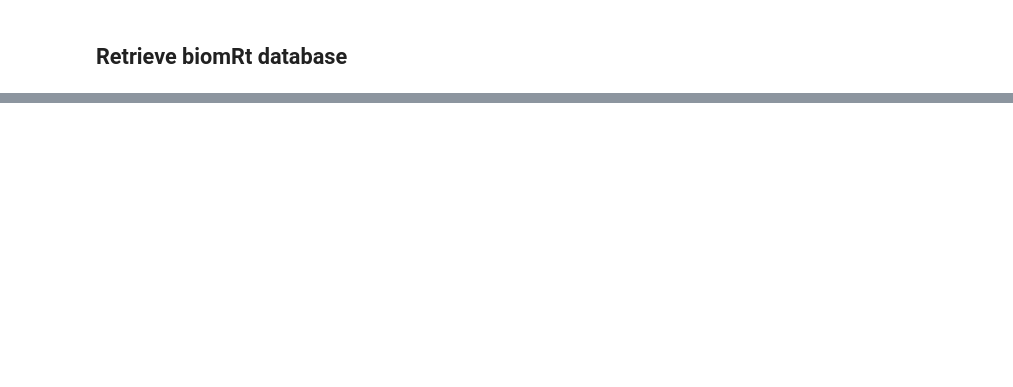
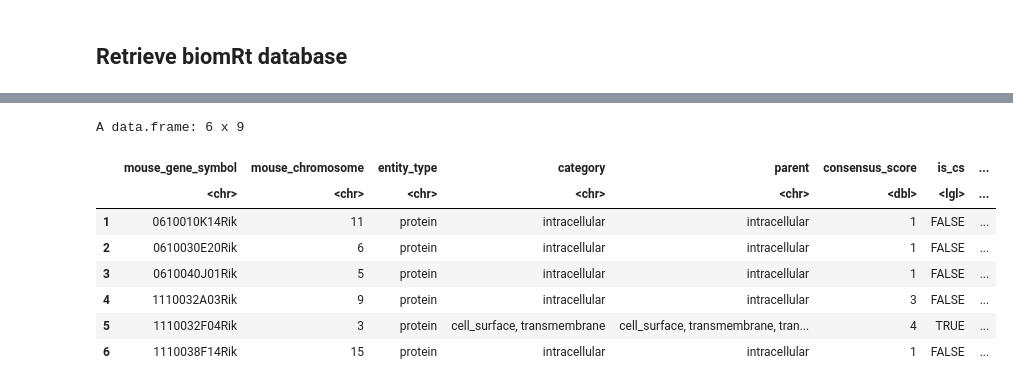
Before and after one commit to hungms/annotatepip, a Jupyter notebook: vignette/references.ipynb, the cells around one changed output, grey strips where cells are left out. Cells and saved outputs as stored; diff of their text form; code cells hidden in the pictures; blank space fills up the shorter version.

```diff
--- a/vignette/references.ipynb
+++ b/vignette/references.ipynb
@@ -97,0 +168,20 @@ write.table(omnipathdb, "inst/extdata/release-105_omnipathdb.tsv", col.names = T
+# %%
+mouse.omnipath.db <- mouse.omnipath.db %>%
+    dplyr::select(mouse_gene_symbol, mouse_chromosome, entity_type, category, parent, consensus_score, database_cs) %>%
+    arrange(mouse_gene_symbol) %>%
+    group_by(mouse_gene_symbol) %>%
+    summarize(
+        mouse_gene_symbol = unique(mouse_gene_symbol),
+        mouse_chromosome = unique(mouse_chromosome),
+        entity_type = unique(entity_type),
+        category = paste0(unique(category), collapse = ", "),
+        parent = paste0(unique(parent), collapse = ", "),
+        consensus_score = max(consensus_score, na.rm = T),
+        is_cs = ifelse(str_detect(parent, "transmembrane|cell_surface|adhesion|junction"), T, F),
+        database_cs = paste0(unique(database_cs), collapse = ", "),
+        ) %>%
+    ungroup() %>%
+    filter(mouse_gene_symbol != "")
+
+mouse.omnipath.db %>% head(.)
+mouse.omnipath.db %>% dim(.)
@@ -97,0 +199,3 @@ write.table(omnipathdb, "inst/extdata/release-105_omnipathdb.tsv", col.names = T
+# %%
+mouse.regulon.db <- import_transcriptional_interactions(organism = 10090)
+mouse.regulon.db %>% head(.)
@@ -97,0 +212,10 @@ write.table(omnipathdb, "inst/extdata/release-105_omnipathdb.tsv", col.names = T
+# %%
+mouse.regulon.db <- mouse.regulon.db %>%
+    group_by(source_genesymbol) %>%
+    separate_rows(source_genesymbol, sep = "_") %>%
+    separate_rows(sources, sep = ";") %>%
+    mutate(mouse_gene_symbol = source_genesymbol) %>%
+    group_by(mouse_gene_symbol) %>%
+    summarize(database_tf = paste0(unique(sources), collapse = ";"))
+
+mouse.regulon.db %>% head(.)
@@ -97,0 +232,15 @@ write.table(omnipathdb, "inst/extdata/release-105_omnipathdb.tsv", col.names = T
+# %%
+mouse.omnipath.db <- mouse.omnipath.db %>%
+    merge(., mouse.regulon.db, by = "mouse_gene_symbol",all.x = T)
+
+mouse.omnipath.db %>% head(.)
+# %% [output]
+A data.frame: 6 x 9
+|  | mouse_gene_symbol | mouse_chromosome | entity_type | category | parent | consensus_score | is_cs | ... |
+|  | <chr> | <chr> | <chr> | <chr> | <chr> | <dbl> | <lgl> | ... |
+| 1 | 0610010K14Rik | 11 | protein | intracellular | intracellular | 1 | FALSE | ... |
+| 2 | 0610030E20Rik | 6 | protein | intracellular | intracellular | 1 | FALSE | ... |
+| 3 | 0610040J01Rik | 5 | protein | intracellular | intracellular | 1 | FALSE | ... |
+| 4 | 1110032A03Rik | 9 | protein | intracellular | intracellular | 3 | FALSE | ... |
+| 5 | 1110032F04Rik | 3 | protein | cell_surface, transmembrane | cell_surface, transmembrane, tran... | 4 | TRUE | ... |
+| 6 | 1110038F14Rik | 15 | protein | intracellular | intracellular | 1 | FALSE | ... |
```
Also changed, not shown: parts of 22 cells of this notebook, 8 other files.
